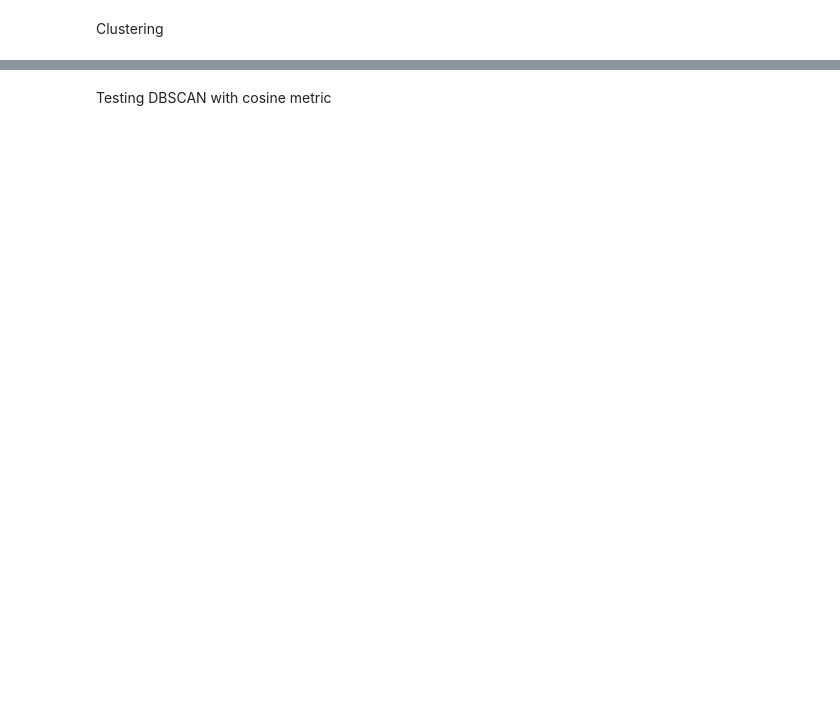
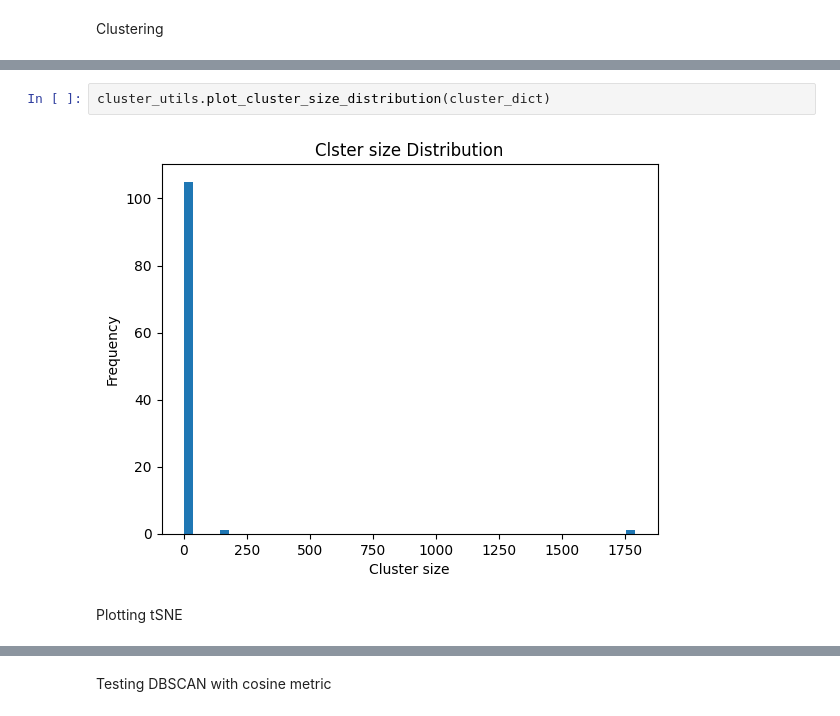
Before and after one commit to neumanh/K-anonymity-fot-texts, a Jupyter notebook: POC_v1.1.ipynb, the cells around one changed output, grey strips where cells are left out. Drawn from its saved outputs; the diff is of its cells as text; blank space fills up the shorter version.

```diff
--- a/POC_v1.1.ipynb
+++ b/POC_v1.1.ipynb
@@ -81,0 +89,6 @@ Wall time: 30.9 s
+# %%
+cluster_utils.plot_cluster_size_distribution(cluster_dict)
+# %% [output]
+[figure, added]
+# %% [markdown]
+Plotting tSNE
```
Also changed, not shown: parts of 67 cells of this notebook, 4 other files.
